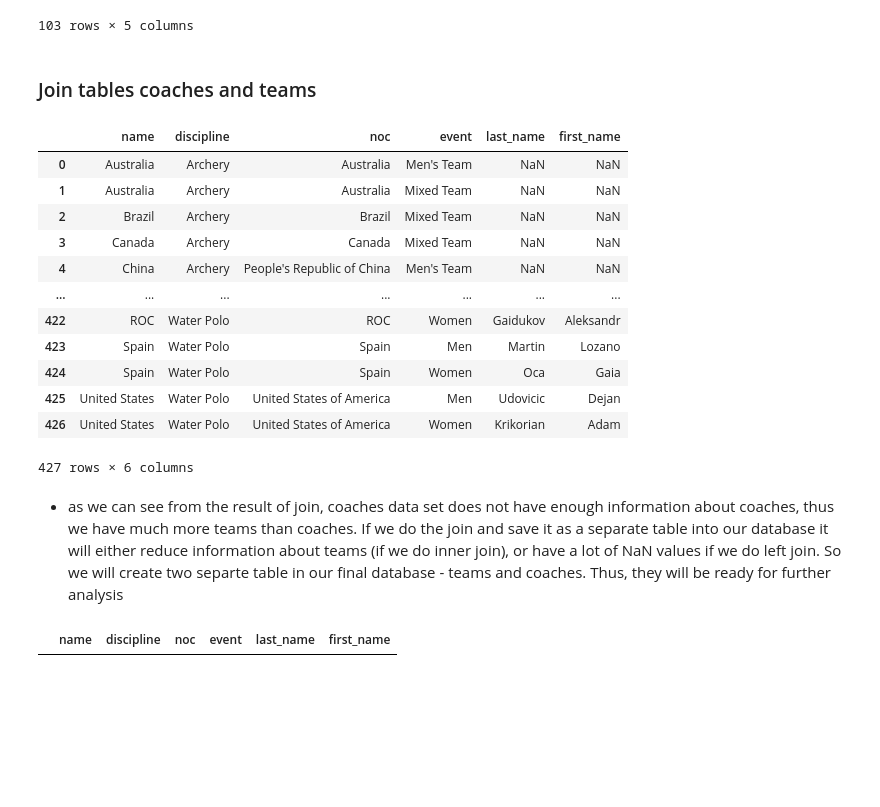
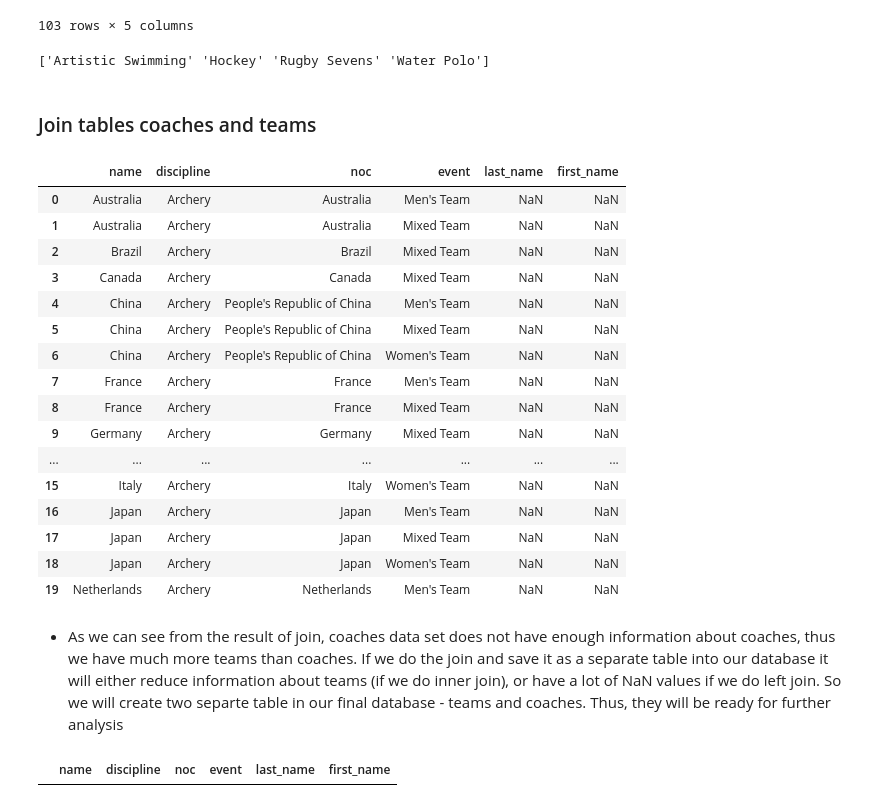
Before and after one commit to BankeUCI/Project_2, a Jupyter notebook: GalynaM/extract_transf.ipynb, the cells around one changed output. Cells and saved outputs as stored; diff of their text form; code cells hidden in the pictures; blank space fills up the shorter version.

```diff
--- a/GalynaM/extract_transf.ipynb
+++ b/GalynaM/extract_transf.ipynb
@@ -191,6 +440,13 @@ coaches
 | 101 | Zhang | Xiaohuan | People's Republic of China | Artistic Swimming | NaN |
 | 102 | Zijp | Simon | Netherlands | Hockey | NaN |
 103 rows × 5 columns
+# %%
+# Check where the list of discipline is the most complete
+disciplines_coach = coaches['discipline'].unique()
+disciplines_coach.sort()
+print(disciplines_coach)
+# %% [output]
+['Artistic Swimming' 'Hockey' 'Rugby Sevens' 'Water Polo']
 # %%
 # Export cleaned data to csv
 coaches.to_csv("../Output/coaches.csv")
@@ -199,23 +455,27 @@ coaches.to_csv("../Output/coaches.csv")
 # %%
 # Add coaches to teams table, join on noc, discipline and event
 coach_team = pd.merge(teams, coaches, on=["noc","discipline","event"], how = 'left')
-coach_team
+coach_team.head(20)
 # %% [output]
 |  | name | discipline | noc | event | last_name | first_name |
 | 0 | Australia | Archery | Australia | Men's Team | NaN | NaN |
 | 1 | Australia | Archery | Australia | Mixed Team | NaN | NaN |
 | 2 | Brazil | Archery | Brazil | Mixed Team | NaN | NaN |
 | 3 | Canada | Archery | Canada | Mixed Team | NaN | NaN |
 | 4 | China | Archery | People's Republic of China | Men's Team | NaN | NaN |
+| 5 | China | Archery | People's Republic of China | Mixed Team | NaN | NaN |
+| 6 | China | Archery | People's Republic of China | Women's Team | NaN | NaN |
+| 7 | France | Archery | France | Men's Team | NaN | NaN |
+| 8 | France | Archery | France | Mixed Team | NaN | NaN |
+| 9 | Germany | Archery | Germany | Mixed Team | NaN | NaN |
 | ... | ... | ... | ... | ... | ... | ... |
-| 422 | ROC | Water Polo | ROC | Women | Gaidukov | Aleksandr |
-| 423 | Spain | Water Polo | Spain | Men | Martin | Lozano |
-| 424 | Spain | Water Polo | Spain | Women | Oca | Gaia |
-| 425 | United States | Water Polo | United States of America | Men | Udovicic | Dejan |
-| 426 | United States | Water Polo | United States of America | Women | Krikorian | Adam |
+| 15 | Italy | Archery | Italy | Women's Team | NaN | NaN |
+| 16 | Japan | Archery | Japan | Men's Team | NaN | NaN |
+| 17 | Japan | Archery | Japan | Mixed Team | NaN | NaN |
+| 18 | Japan | Archery | Japan | Women's Team | NaN | NaN |
+| 19 | Netherlands | Archery | Netherlands | Men's Team | NaN | NaN |
-427 rows × 6 columns
 # %% [markdown]
-* as we can see from the result of join, coaches data set does not have enough information about coaches, thus we have much more teams than coaches. If we do the join and save it as a separate table into our database it will either reduce information about teams (if we do inner join), or have a lot of NaN values if we do left join. So we will create two separte table in our final database - teams and coaches. Thus, they will be ready for further analysis
+* As we can see from the result of join, coaches data set does not have enough information about coaches, thus we have much more teams than coaches. If we do the join and save it as a separate table into our database it will either reduce information about teams (if we do inner join), or have a lot of NaN values if we do left join. So we will create two separte table in our final database - teams and coaches. Thus, they will be ready for further analysis
 # %%
 # test cell
 coach_team.loc[coach_team["discipline"]=='Cycling BMX Freestyle']
```
Also changed, not shown: parts of 28 cells of this notebook, 5 other files.
